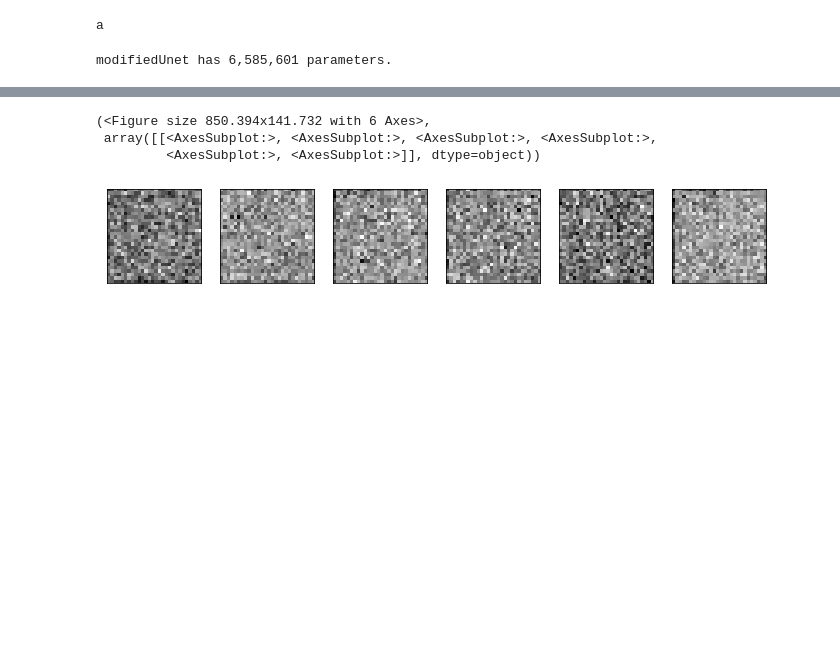
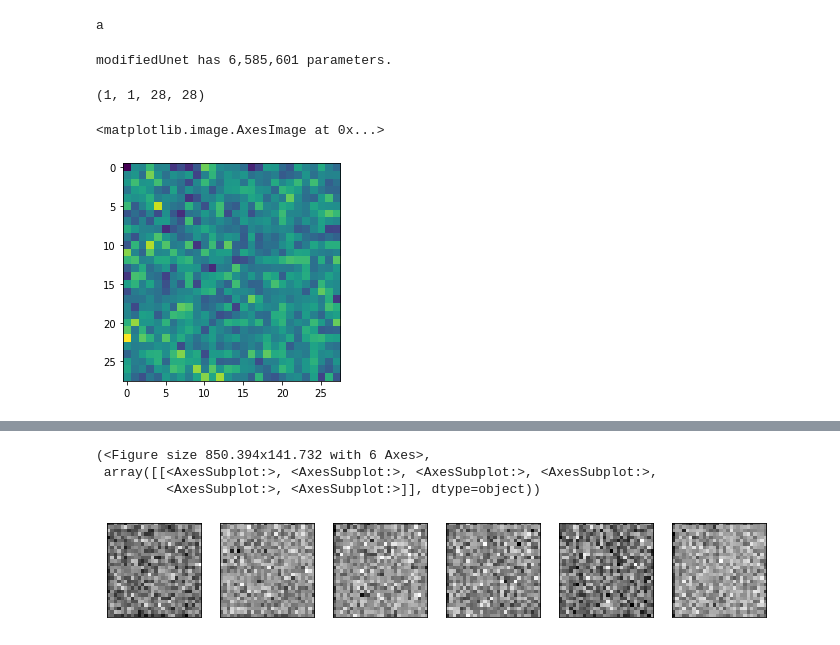
Before and after one commit to l-ada/PAAI_final_project, a Jupyter notebook: main.ipynb, the cells around one changed output, grey strips where cells are left out. Drawn from its saved outputs; the diff is of its cells as text; code cells hidden in the pictures; blank space fills up the shorter version.

Commit message:
Training code and generating image works

```diff
--- a/main.ipynb
+++ b/main.ipynb
@@ -415,7 +415,9 @@ class diffusionModel(nn.Module):
             c = tch.tensor([digit]).to(device)
             # generate x_T ~ N(0,1)
             x_i = tch.randn(1,1,28,28).to(device)
-            for i in range(self.T, 0, -1):
+            # I'm still not sure if it should be -1 or 0 in the second argument
+            for i in range(self.T-1, -1, -1):
+                # print(i)
                 t_current = tch.tensor([i/self.T]).to(device)
                 z = tch.randn(1,1,height,width) if i>1 else 0
                 eps = self(x_i,t_current,c)
@@ -427,7 +429,7 @@ class diffusionModel(nn.Module):
 
         return x_i.detach().cpu().numpy()
 # %%
-diffModel = diffusionModel()
+diffModel = diffusionModel().to(device)
 
 
 # Instantiate the model
@@ -441,7 +443,7 @@ loss_func = tch.nn.MSELoss(reduction='mean')
 
 total_params = sum(p.numel() for p in diffModel.parameters())
 
-print(f"modifiedUnet has {total_params:,} parameters.")
+print(f"Model has {total_params:,} parameters.")
 # %% [output]
 modifiedUnet has 6,585,601 parameters.
 # %%
@@ -468,13 +470,36 @@ def estimate_remaining_time(start_time, current_epoch, total_epochs):
 # %%
 # print("Before Loop")
 
 # a = tch.randn(2,1,28,28)
 # t = tch.Tensor([1,1])
-# digit = tch.tensor([0,1]).type(tch.float)
+digit = tch.tensor([0]).type(tch.float)
 # # print(a.type())
 # # print(t.type())
 # model = ContextUnet(in_channels=1, num_features=128, num_classes=10)
 # # print(model(a,t,digit))
+digit = 1
+diffModel.eval()
+# with tch.no_grad():
+#     c = tch.tensor([digit]).to(device)
+#     # generate x_T ~ N(0,1)
+#     x_i = tch.randn(1,1,28,28).to(device)
+#     # I'm still not sure if it should be -1 or 0 in the second argument
+#     for i in range(diffModel.T-1, -1, -1):
+#         print(i)
+#         t_current = tch.tensor([i/diffModel.T]).to(device)
+#         z = tch.randn(1,1,height,width) if i>1 else 0
+#         eps = diffModel(x_i,t_current,c)
+#         x_i = (diffModel.one_over_sqrt_alpha[i]*
+#                 (x_i-
+#         (1-diffModel.alphas[i])/diffModel.one_minus_over_sqrt_alpha_bar[i]*eps   )
+#             +diffModel.sqrt_beta[i]*z
+#         )
+
+# x_i.detach().cpu().numpy()
+# %% [output]
+(1, 1, 28, 28)
+<matplotlib.image.AxesImage at 0x...>
+[figure, added]
 # %%
 #training
 running_loss = 0.0
```
Also changed, not shown: parts of 4 cells of this notebook.
